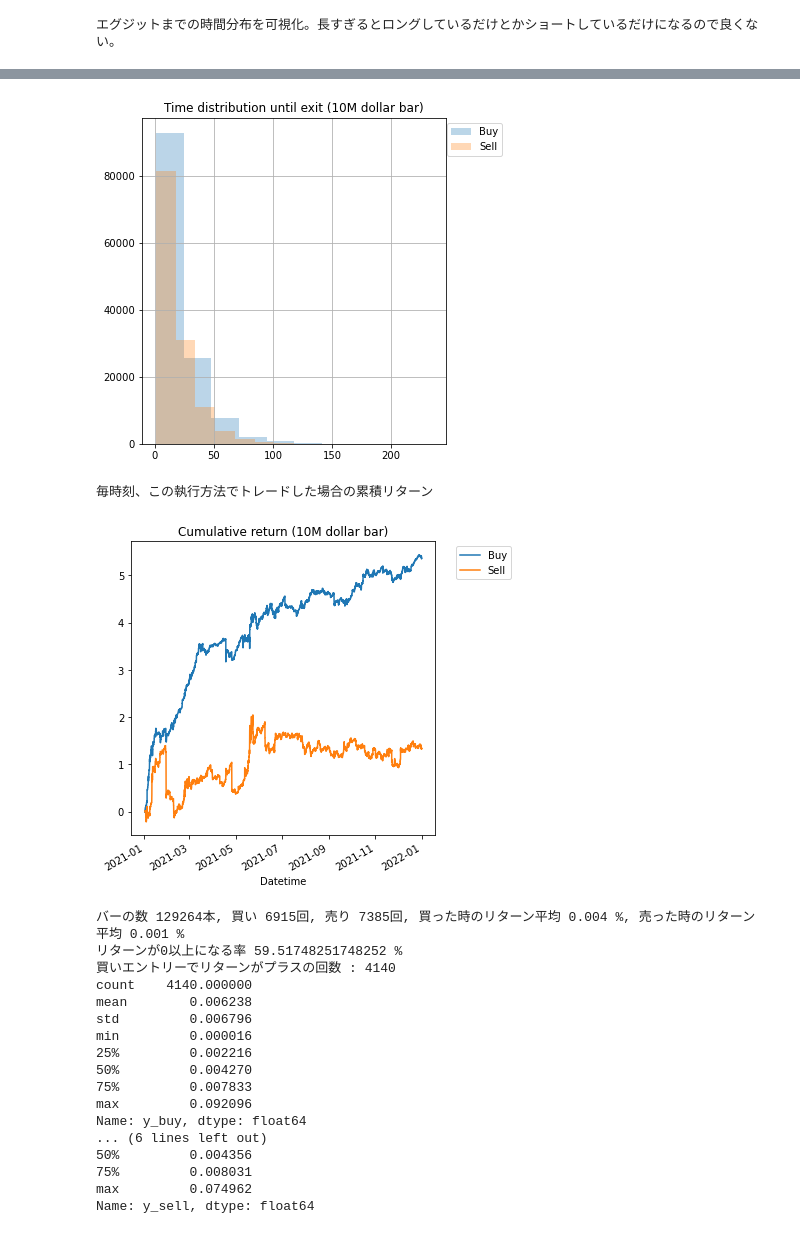
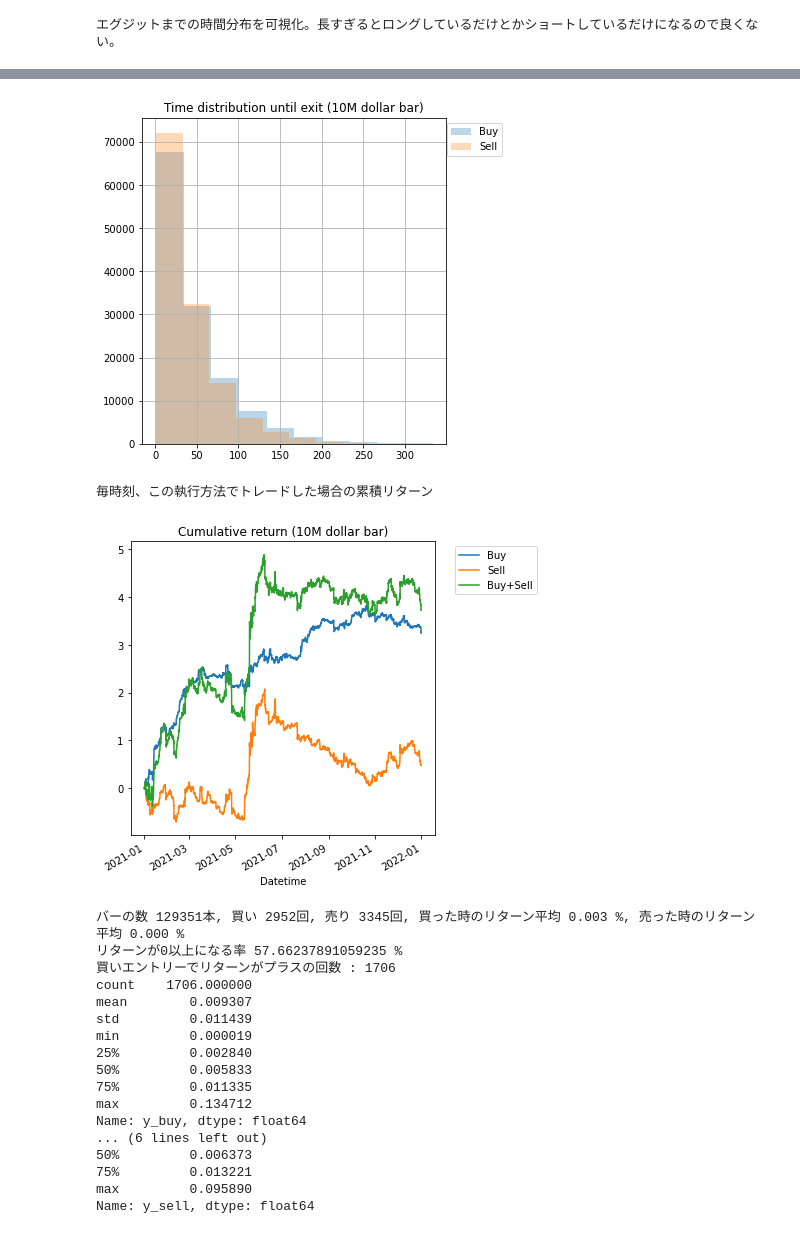
Before and after one commit to WannabeBotter/crypto_misc_jupyter, a Jupyter notebook: richman_dollarbar/richman_dollarbar.ipynb, the cells around one changed output, grey strips where cells are left out. Cells and saved outputs as stored; diff of their text form; code cells hidden in the pictures.

```diff
--- a/richman_dollarbar/richman_dollarbar.ipynb
+++ b/richman_dollarbar/richman_dollarbar.ipynb
@@ -266,23 +145,20 @@ def calc_buysell(df, pips = 1, atr_mux = 0.5):
     return df
 # %%
 import optuna
-
-df_dollar = pd.read_pickle('df_dollar_10000000_ohlcv.pkl')
-df_dollar = df_dollar.dropna()
-df_dollar = calc_features(df_dollar)
-df_dollar.to_pickle('df_dollar_10000000_ohlcv_features.pkl')
+import math
 
 def target_function(x):
-    df_dollar = pd.read_pickle('df_dollar_10000000_ohlcv_features.pkl')
+    df_dollar = pd.read_pickle('df_dollar_10000000_ohlcv_learn.pkl')
     df_dollar = calc_buysell(df_dollar, pips = 1, atr_mux = x)
     y_buy = df_dollar['y_buy'].sum()
+    buy_count = len(df_dollar[df_dollar['buy_executed'] == True])
     y_sell = df_dollar['y_sell'].sum()
-    y_sum = y_buy + y_sell
+    sell_count = len(df_dollar[df_dollar['sell_executed'] == True])
     #print(f'atr_mux = {x}, y_buy = {y_buy}, y_sell = {y_sell}, y_sum = {y_sum}')
-    return y_sum
+    return y_buy * math.pow(buy_count, 1) + y_sell * math.pow(sell_count, 1)
 
 def objective(trial):
-    x = trial.suggest_uniform('x', 0.0, 5.0)
+    x = trial.suggest_uniform('x', 0.0, 4.0)
     score = target_function(x)
     return score
 
@@ -340,6 +220,7 @@ def display_performance(df_dollar):
     ax = plt.subplot(121)
     df_dollar['y_buy'].cumsum().plot(label='Buy')
     df_dollar['y_sell'].cumsum().plot(label='Sell')
+    (df_dollar['y_buy'].cumsum() + df_dollar['y_sell'].cumsum()).plot(label='Buy+Sell')
     plt.title('Cumulative return (10M dollar bar)')
     plt.legend(bbox_to_anchor=(1.05, 1))
     plt.show()
@@ -353,10 +234,11 @@ def display_performance(df_dollar):
     print(df_dollar[df_dollar["y_sell"] > 0]["y_sell"].describe())
 # %%
 # Optunaの最適化結果に基づいて計算
+atr_mux = study.best_params['x']
 
 # 最適化に利用したデータを利用して結果を表示する
-df_dollar_optimized = pd.read_pickle('df_dollar_10000000_ohlcv_features.pkl')
-df_dollar_optimized = calc_buysell(df_dollar_optimized, pips = 1, atr_mux = study.best_params['x'])
+df_dollar_optimized = pd.read_pickle('df_dollar_10000000_ohlcv_learn.pkl')
+df_dollar_optimized = calc_buysell(df_dollar_optimized, pips = 1, atr_mux = atr_mux)
 display_performance(df_dollar_optimized)
 # %% [output]
 約定確率を可視化。時期によって約定確率が大きく変わると良くない。
@@ -366,22 +248,22 @@ display_performance(df_dollar_optimized)
-[figure, old version]
+[figure, new version]
 毎時刻、この執行方法でトレードした場合の累積リターン
-[figure, old version]
+[figure, new version]
-バーの数 129264本, 買い 6915回, 売り 7385回, 買った時のリターン平均 0.004 %, 売った時のリターン平均 0.001 %
-リターンが0以上になる率 59.51748251748252 %
-買いエントリーでリターンがプラスの回数 : 4140
-count    4140.000000
-mean        0.006238
-std         0.006796
-min         0.000016
-25%         0.002216
-50%         0.004270
-75%         0.007833
-max         0.092096
+バーの数 129351本, 買い 2952回, 売り 3345回, 買った時のリターン平均 0.003 %, 売った時のリターン平均 0.000 %
+リターンが0以上になる率 57.66237891059235 %
+買いエントリーでリターンがプラスの回数 : 1706
+count    1706.000000
+mean        0.009307
+std         0.011439
+min         0.000019
+25%         0.002840
+50%         0.005833
+75%         0.011335
+max         0.134712
 Name: y_buy, dtype: float64
 ... (6 lines left out)
-50%         0.004356
-75%         0.008031
-max         0.074962
+50%         0.006373
+75%         0.013221
+max         0.095890
 Name: y_sell, dtype: float64
 # %%
 # Optunaの最適化結果に基づいて計算
```
Also changed, not shown: parts of 13 cells of this notebook.
